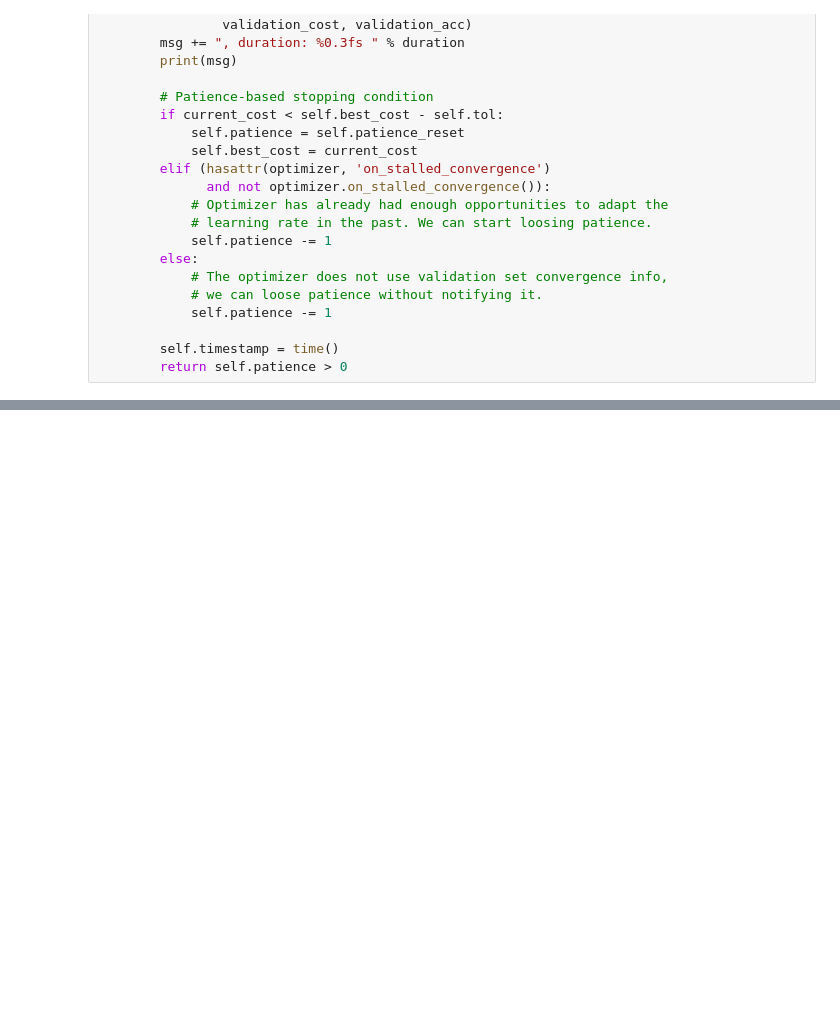
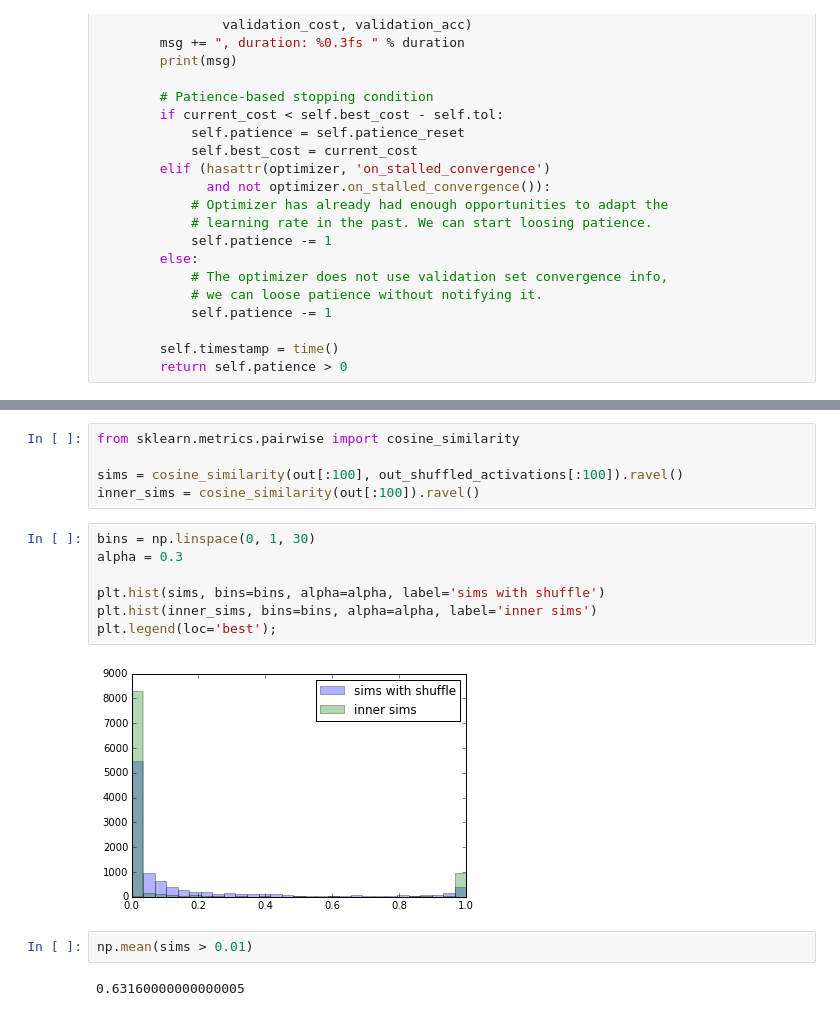
Before and after one commit to ogrisel/notebooks, a Jupyter notebook: representations/MNIST experiments.ipynb, the cells around one changed output, grey strips where cells are left out. Drawn from its saved outputs; the diff is of its cells as text; blank space fills up the shorter version.

```diff
--- a/representations/MNIST experiments.ipynb
+++ b/representations/MNIST experiments.ipynb
@@ -485,0 +477,18 @@ mlp._forward_funcs[1](activations)
+# %%
+from sklearn.metrics.pairwise import cosine_similarity
+
+sims = cosine_similarity(out[:100], out_shuffled_activations[:100]).ravel()
+inner_sims = cosine_similarity(out[:100]).ravel()
+# %%
+bins = np.linspace(0, 1, 30)
+alpha = 0.3
+
+plt.hist(sims, bins=bins, alpha=alpha, label='sims with shuffle')
+plt.hist(inner_sims, bins=bins, alpha=alpha, label='inner sims')
+plt.legend(loc='best');
+# %% [output]
+[figure, added]
+# %%
+np.mean(sims > 0.01)
+# %% [output]
+0.63160000000000005
```
Also changed, not shown: parts of 12 cells of this notebook, 1 other file.
